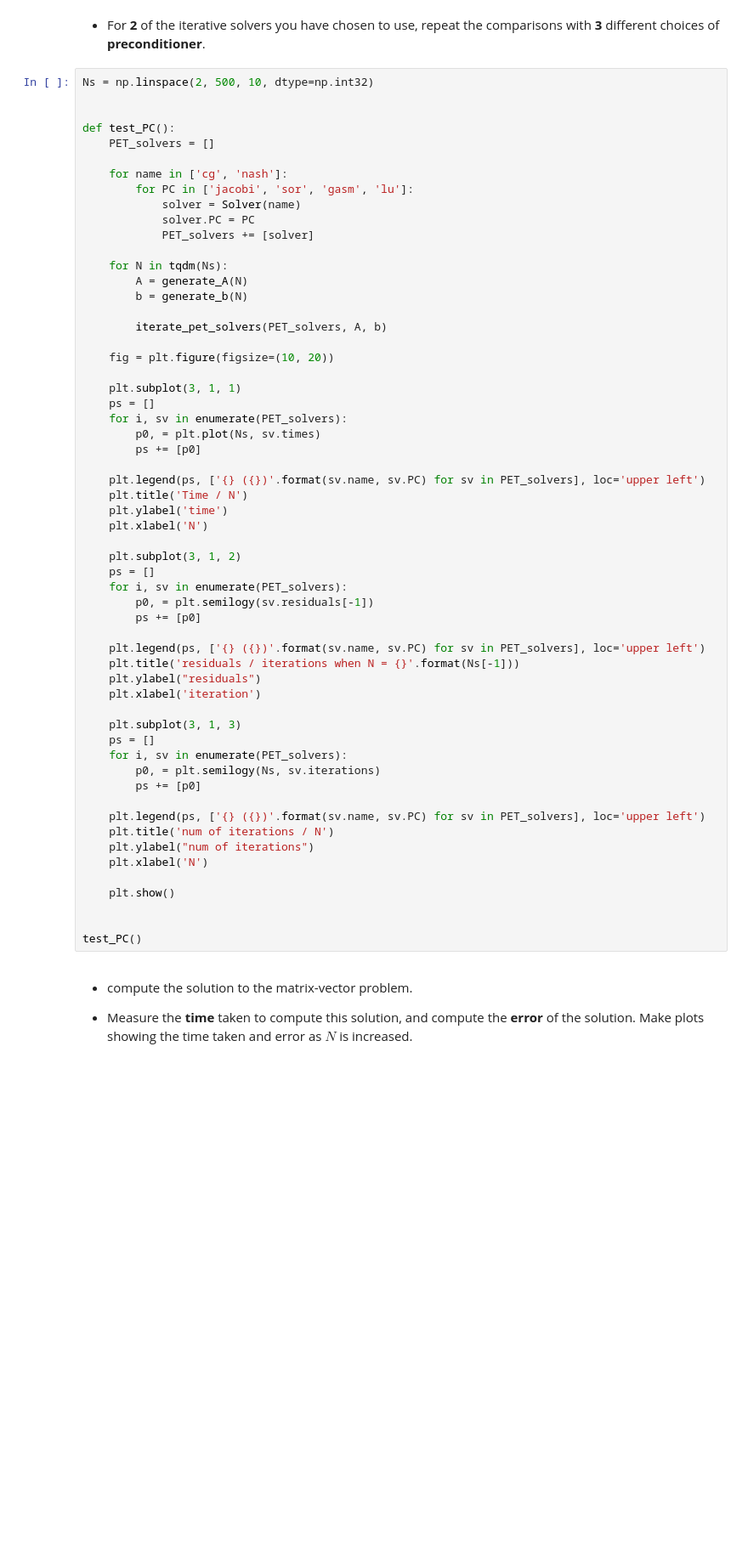
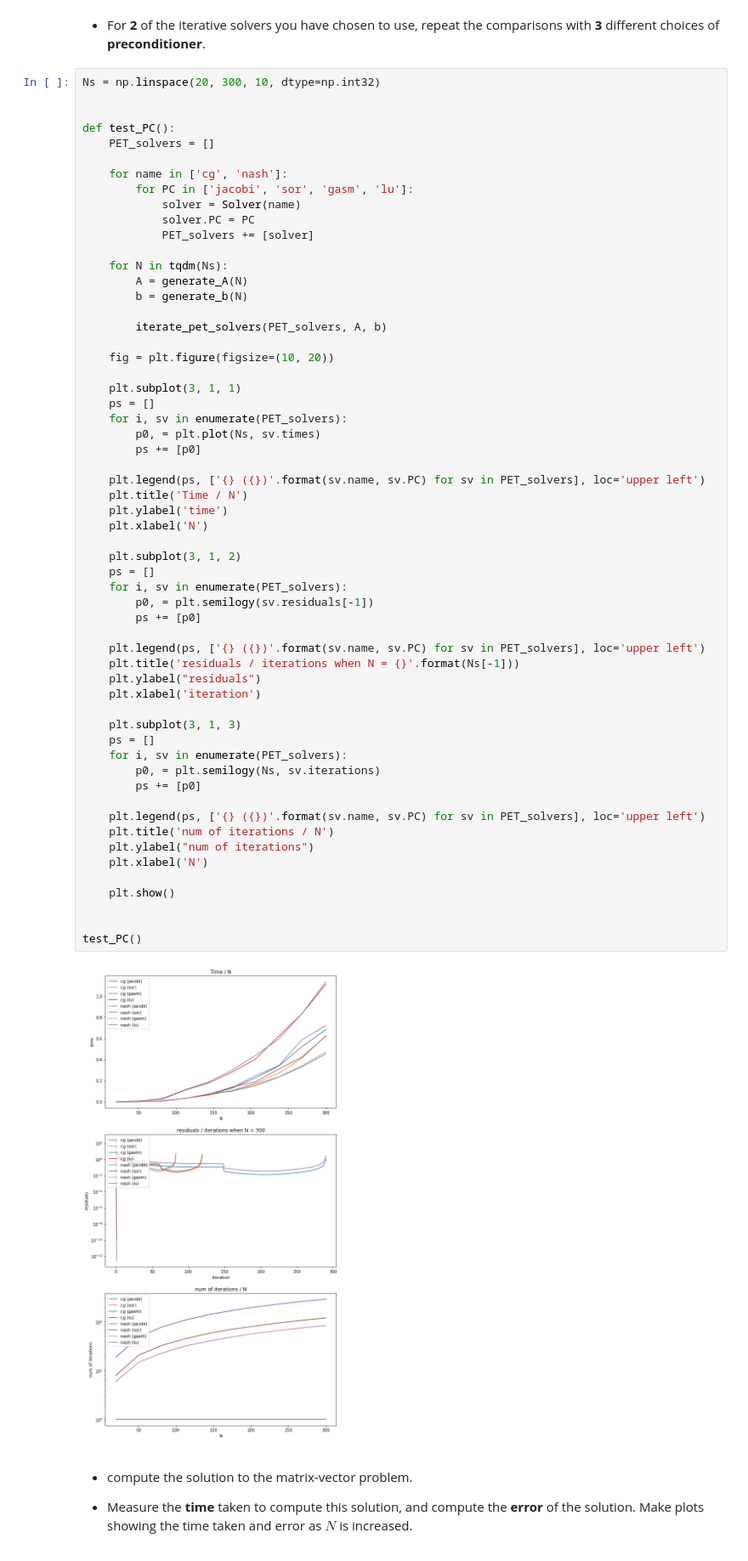
Before and after one commit to YRYoung/HPC, a Jupyter notebook: Assigenment/Assignment_4.ipynb, the cells around one changed output. Shown at 85% size. Cells and saved outputs as stored; diff of their text form; blank space fills up the shorter version.

```diff
--- a/Assigenment/Assignment_4.ipynb
+++ b/Assigenment/Assignment_4.ipynb
@@ -287,7 +290,7 @@ test_solvers()
 # %% [markdown]
 * For **2** of the iterative solvers you have chosen to use, repeat the comparisons with **3** different choices of **preconditioner**.
 # %%
-Ns = np.linspace(2, 500, 10, dtype=np.int32)
+Ns = np.linspace(20, 300, 10, dtype=np.int32)
 
 
 def test_PC():
@@ -317,33 +320,35 @@ def test_PC():
     plt.title('Time / N')
     plt.ylabel('time')
     plt.xlabel('N')
 
     plt.subplot(3, 1, 2)
     ps = []
     for i, sv in enumerate(PET_solvers):
         p0, = plt.semilogy(sv.residuals[-1])
         ps += [p0]
 
     plt.legend(ps, ['{} ({})'.format(sv.name, sv.PC) for sv in PET_solvers], loc='upper left')
     plt.title('residuals / iterations when N = {}'.format(Ns[-1]))
     plt.ylabel("residuals")
     plt.xlabel('iteration')
 
     plt.subplot(3, 1, 3)
     ps = []
     for i, sv in enumerate(PET_solvers):
         p0, = plt.semilogy(Ns, sv.iterations)
         ps += [p0]
 
     plt.legend(ps, ['{} ({})'.format(sv.name, sv.PC) for sv in PET_solvers], loc='upper left')
     plt.title('num of iterations / N')
     plt.ylabel("num of iterations")
     plt.xlabel('N')
 
     plt.show()
 
 
 test_PC()
+# %% [output]
+[figure, added]
 # %% [markdown]
 * compute the solution to the matrix-vector problem.
 
```
Also changed, not shown: parts of 7 cells of this notebook.
